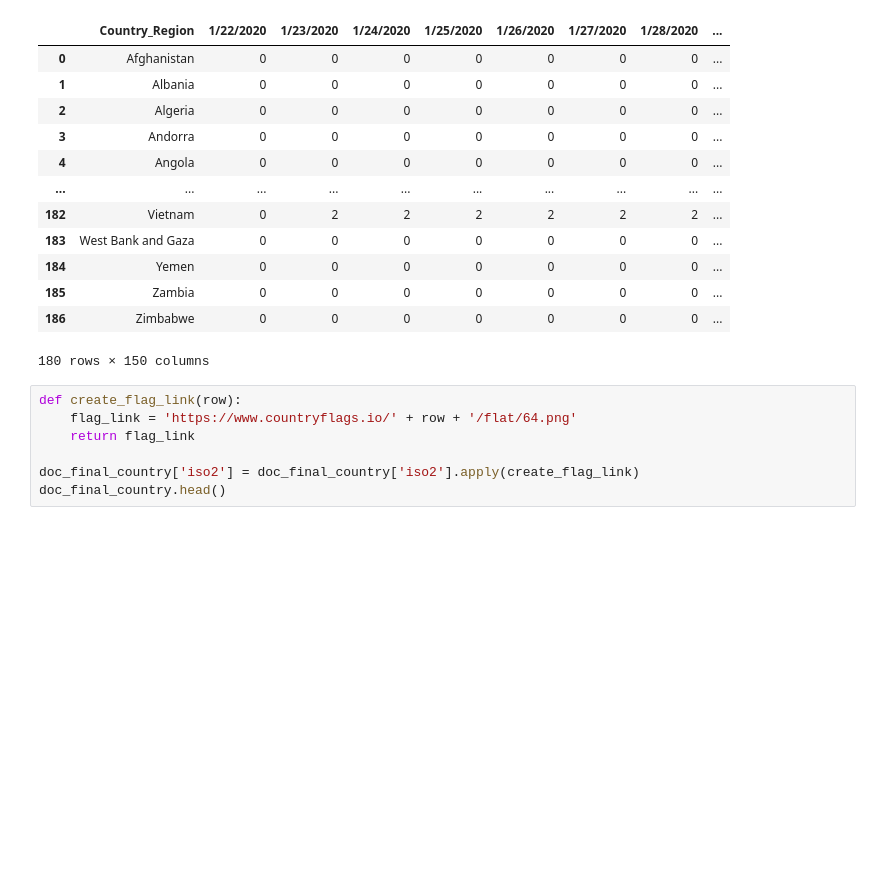
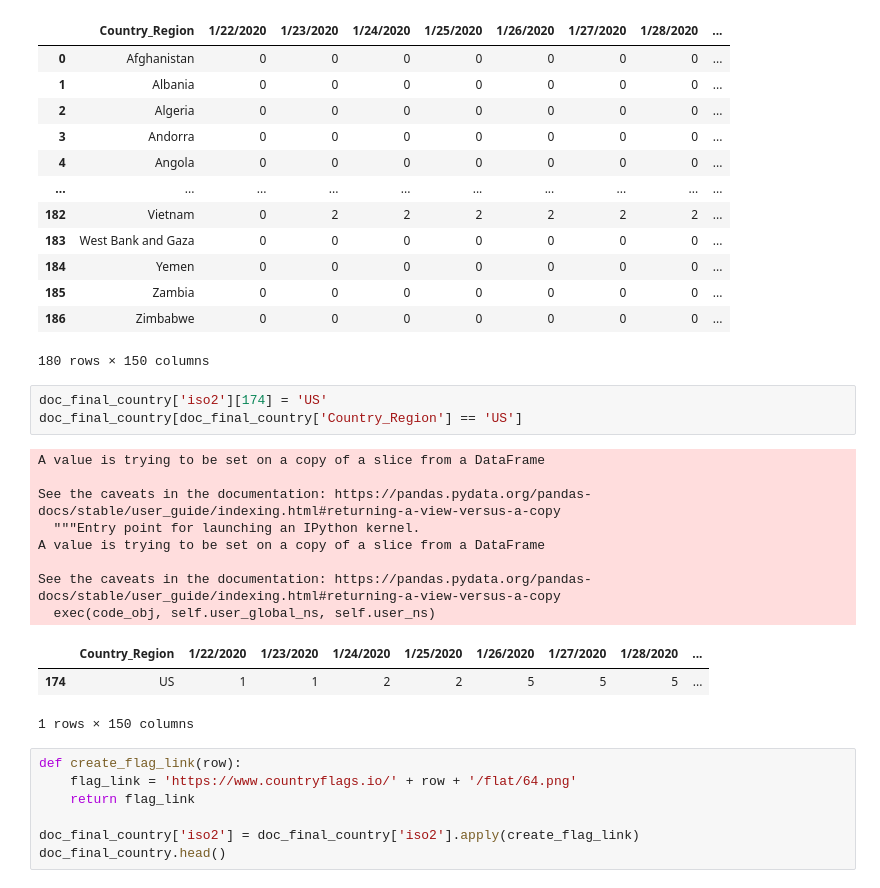
Before and after one commit to seonghunYang/corona_data_processing, a Jupyter notebook: coronaData_graph.ipynb, the cells around one changed output. Cells and saved outputs as stored; diff of their text form; blank space fills up the shorter version.

```diff
--- a/coronaData_graph.ipynb
+++ b/coronaData_graph.ipynb
@@ -133,6 +135,21 @@ doc_final_country
 | 185 | Zambia | 0 | 0 | 0 | 0 | 0 | 0 | 0 | ... |
 | 186 | Zimbabwe | 0 | 0 | 0 | 0 | 0 | 0 | 0 | ... |
 180 rows × 150 columns
+# %%
+doc_final_country['iso2'][174] = 'US'
+doc_final_country[doc_final_country['Country_Region'] == 'US']
+# %% [output]
+A value is trying to be set on a copy of a slice from a DataFrame
+
+See the caveats in the documentation: https://pandas.pydata.org/pandas-docs/stable/user_guide/indexing.html#returning-a-view-versus-a-copy
+  """Entry point for launching an IPython kernel.
+A value is trying to be set on a copy of a slice from a DataFrame
+
+See the caveats in the documentation: https://pandas.pydata.org/pandas-docs/stable/user_guide/indexing.html#returning-a-view-versus-a-copy
+  exec(code_obj, self.user_global_ns, self.user_ns)
+|  | Country_Region | 1/22/2020 | 1/23/2020 | 1/24/2020 | 1/25/2020 | 1/26/2020 | 1/27/2020 | 1/28/2020 | ... |
+| 174 | US | 1 | 1 | 2 | 2 | 5 | 5 | 5 | ... |
+1 rows × 150 columns
 # %%
 def create_flag_link(row):
     flag_link = 'https://www.countryflags.io/' + row + '/flat/64.png'
```
Also changed, not shown: parts of 5 cells of this notebook, 1 other file.
